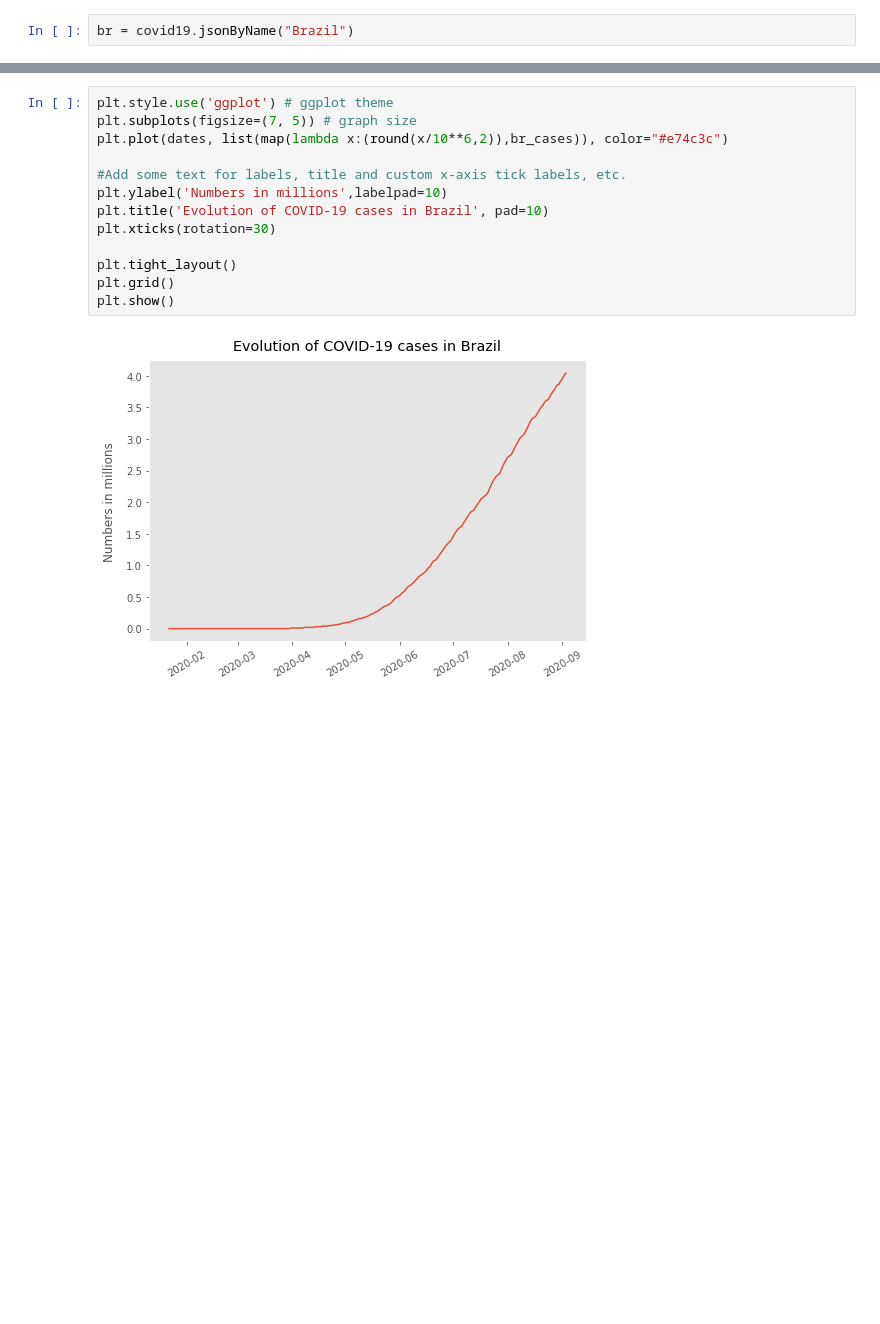
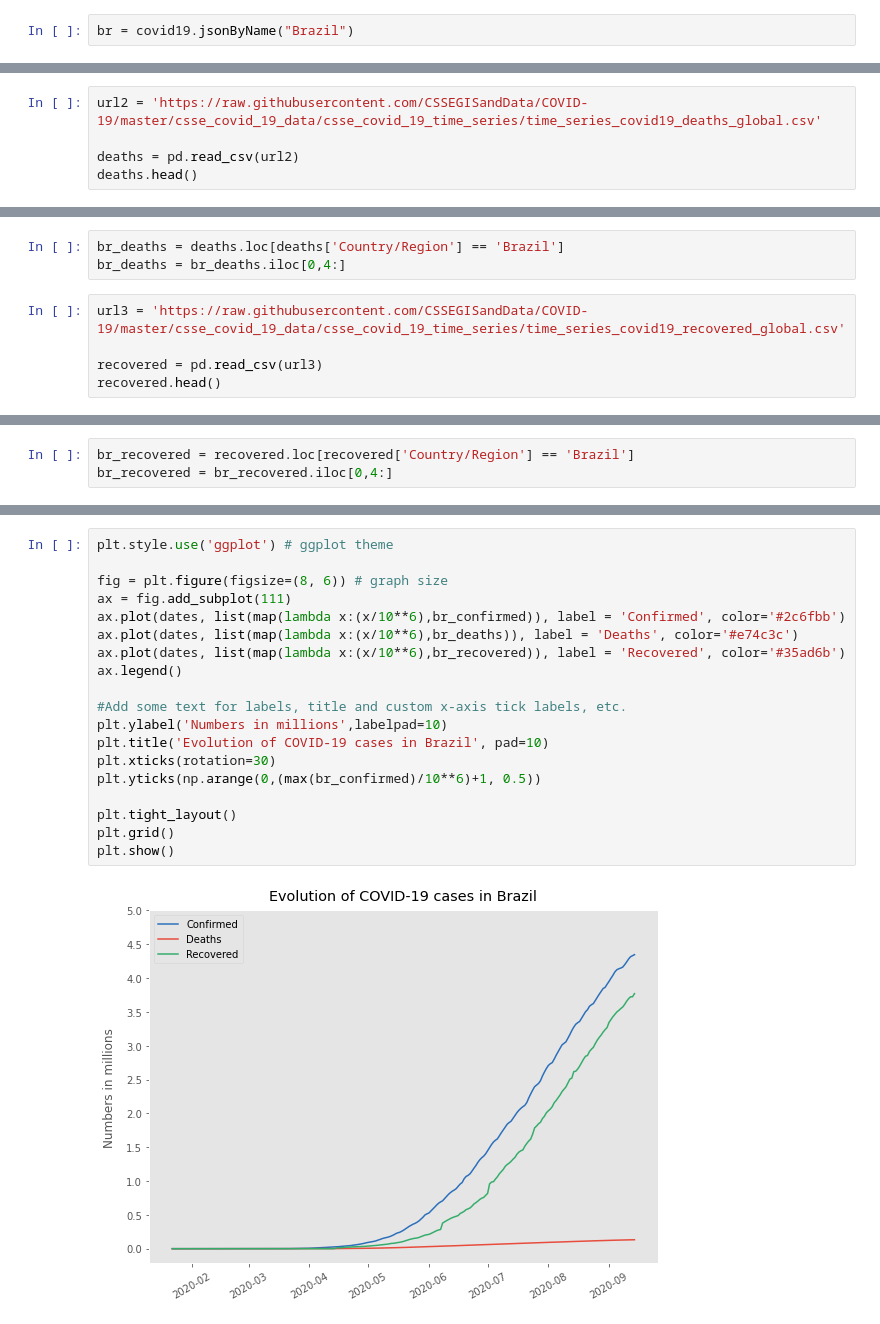
Before and after one commit to bcnishi/covid19, a Jupyter notebook: covid19.ipynb, the cells around one changed output, grey strips where cells are left out. Cells and saved outputs as stored; diff of their text form; blank space fills up the shorter version.

Commit message:
add recovered and deaths

```diff
--- a/covid19.ipynb
+++ b/covid19.ipynb
@@ -64,0 +65,5 @@ dates = pd.to_datetime(br_cases.index)
+# %%
+url2 = 'https://raw.githubusercontent.com/CSSEGISandData/COVID-19/master/csse_covid_19_data/csse_covid_19_time_series/time_series_covid19_deaths_global.csv'
+
+deaths = pd.read_csv(url2)
+deaths.head()
@@ -64,0 +78,8 @@ dates = pd.to_datetime(br_cases.index)
+# %%
+br_deaths = deaths.loc[deaths['Country/Region'] == 'Brazil']
+br_deaths = br_deaths.iloc[0,4:]
+# %%
+url3 = 'https://raw.githubusercontent.com/CSSEGISandData/COVID-19/master/csse_covid_19_data/csse_covid_19_time_series/time_series_covid19_recovered_global.csv'
+
+recovered = pd.read_csv(url3)
+recovered.head()
@@ -64,0 +94,3 @@ dates = pd.to_datetime(br_cases.index)
+# %%
+br_recovered = recovered.loc[recovered['Country/Region'] == 'Brazil']
+br_recovered = br_recovered.iloc[0,4:]
@@ -65,15 +116,21 @@ dates = pd.to_datetime(br_cases.index)
 # %%
 plt.style.use('ggplot') # ggplot theme
-plt.subplots(figsize=(7, 5)) # graph size
-plt.plot(dates, list(map(lambda x:(round(x/10**6,2)),br_cases)), color="#e74c3c")
+
+fig = plt.figure(figsize=(8, 6)) # graph size
+ax = fig.add_subplot(111)
+ax.plot(dates, list(map(lambda x:(x/10**6),br_confirmed)), label = 'Confirmed', color='#2c6fbb')
+ax.plot(dates, list(map(lambda x:(x/10**6),br_deaths)), label = 'Deaths', color='#e74c3c')
+ax.plot(dates, list(map(lambda x:(x/10**6),br_recovered)), label = 'Recovered', color='#35ad6b')
+ax.legend()
 
 #Add some text for labels, title and custom x-axis tick labels, etc.
 plt.ylabel('Numbers in millions',labelpad=10)
 plt.title('Evolution of COVID-19 cases in Brazil', pad=10)
 plt.xticks(rotation=30)
+plt.yticks(np.arange(0,(max(br_confirmed)/10**6)+1, 0.5))
 
 plt.tight_layout()
 plt.grid()
 plt.show()
 # %% [output]
-[figure, old version]
+[figure, new version]
```
Also changed, not shown: parts of 10 cells of this notebook.
